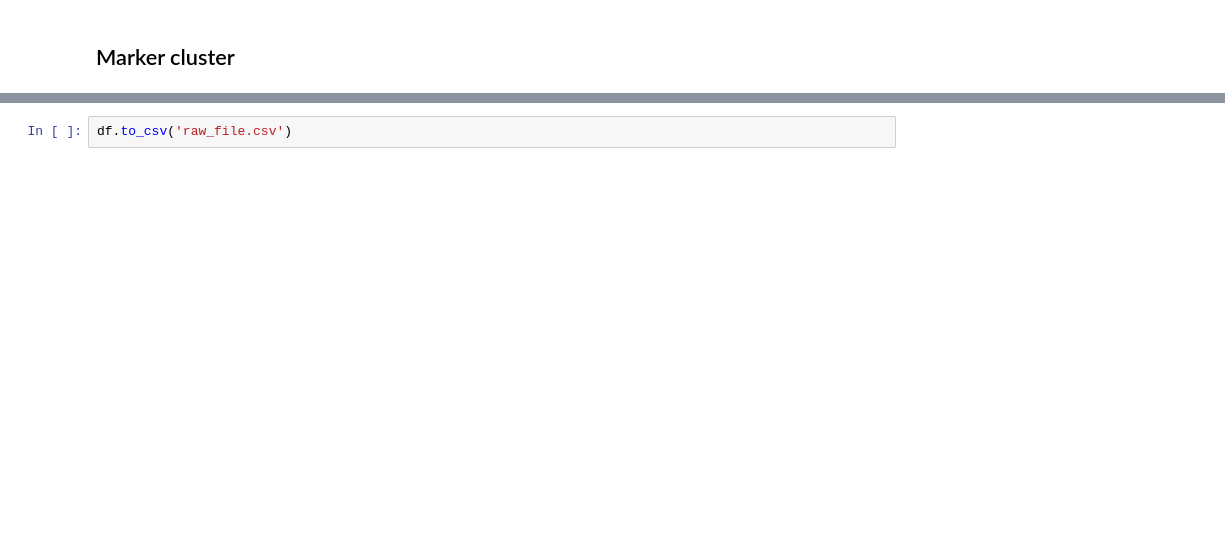
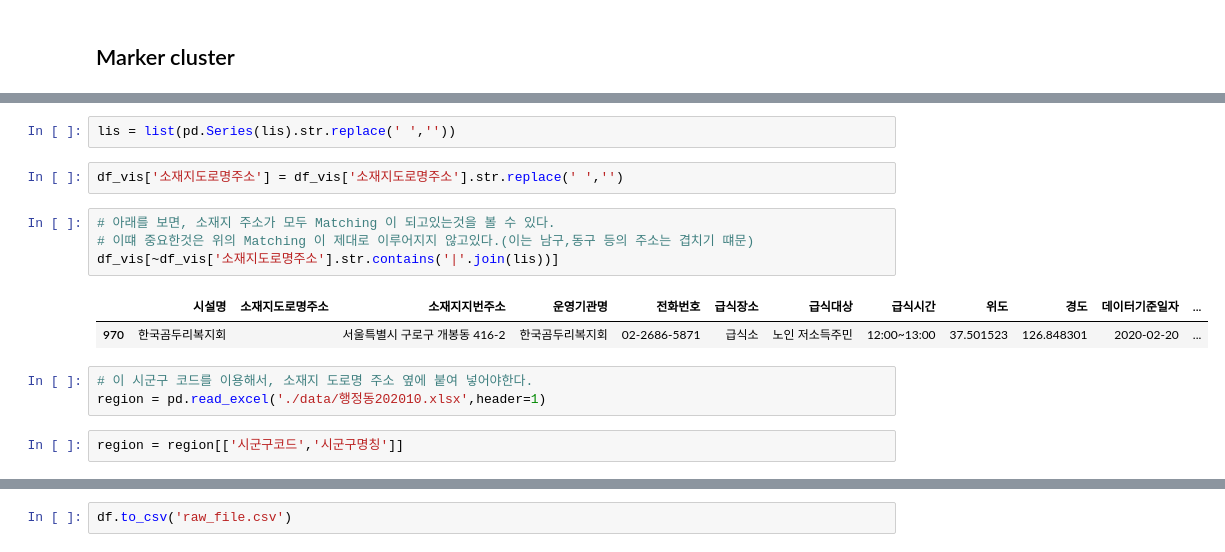
Before and after one commit to hana-dool/2102_JSproject, a Jupyter notebook: Preprocessinng.ipynb, the cells around one changed output, grey strips where cells are left out. Drawn from its saved outputs; the diff is of its cells as text; blank space fills up the shorter version.

```diff
--- a/Preprocessinng.ipynb
+++ b/Preprocessinng.ipynb
@@ -609,0 +718,16 @@ map_gangnam_temp
+# %%
+lis = list(pd.Series(lis).str.replace(' ',''))
+# %%
+df_vis['소재지도로명주소'] = df_vis['소재지도로명주소'].str.replace(' ','')
+# %%
+# 아래를 보면, 소재지 주소가 모두 Matching 이 되고있는것을 볼 수 있다.
+# 이떄 중요한것은 위의 Matching 이 제대로 이루어지지 않고있다.(이는 남구,동구 등의 주소는 겹치기 떄문)
+df_vis[~df_vis['소재지도로명주소'].str.contains('|'.join(lis))]
+# %% [output]
+|  | 시설명 | 소재지도로명주소 | 소재지지번주소 | 운영기관명 | 전화번호 | 급식장소 | 급식대상 | 급식시간 | 위도 | 경도 | 데이터기준일자 | ... |
+| 970 | 한국곰두리복지회 |  | 서울특별시 구로구 개봉동 416-2 | 한국곰두리복지회 | 02-2686-5871 | 급식소 | 노인 저소득주민 | 12:00~13:00 | 37.501523 | 126.848301 | 2020-02-20 | ... |
+# %%
+# 이 시군구 코드를 이용해서, 소재지 도로명 주소 옆에 붙여 넣어야한다.
+region = pd.read_excel('./data/행정동202010.xlsx',header=1)
+# %%
+region = region[['시군구코드','시군구명칭']]
```
Also changed, not shown: parts of 22 cells of this notebook, 10 other files.
